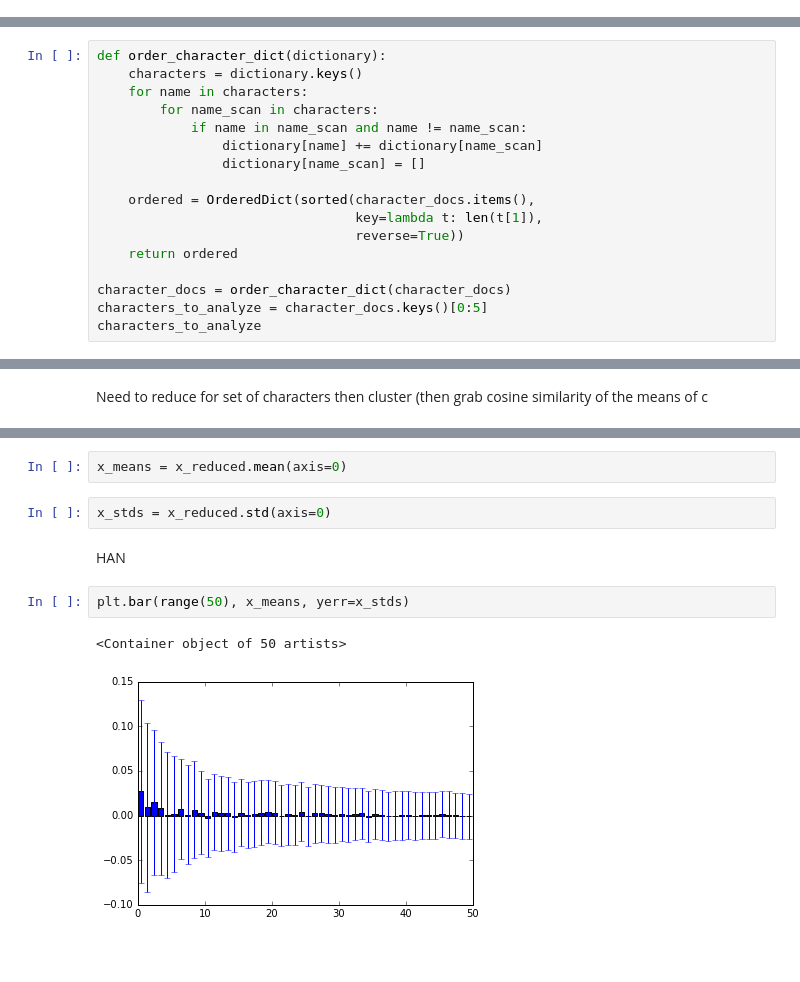
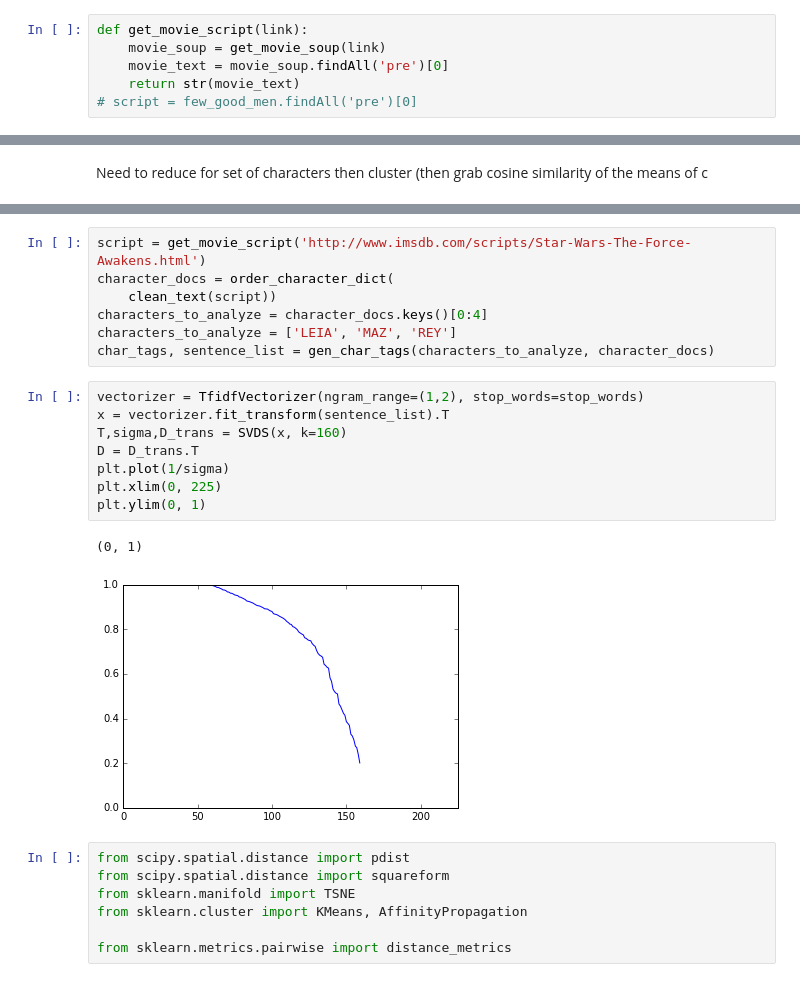
Before and after one commit to Ryanglambert/project_fletcher, a Jupyter notebook: Web_scraping_IMSDb.ipynb, the cells around one changed output, grey strips where cells are left out. Drawn from its saved outputs; the diff is of its cells as text; blank space fills up the shorter version.

```diff
--- a/Web_scraping_IMSDb.ipynb
+++ b/Web_scraping_IMSDb.ipynb
@@ -96 +73,7 @@ PARENS_REGEX.
+# %%
+def get_movie_script(link):
+    movie_soup = get_movie_soup(link)
+    movie_text = movie_soup.findAll('pre')[0]
+    return str(movie_text)
+# script = few_good_men.findAll('pre')[0]
 # %%
@@ -143,17 +155,0 @@ for slug in bold_splits:
-# %%
-def order_character_dict(dictionary):
-    characters = dictionary.keys()
-    for name in characters:
-        for name_scan in characters:
-            if name in name_scan and name != name_scan:
-                dictionary[name] += dictionary[name_scan]
-                dictionary[name_scan] = []
-
-    ordered = OrderedDict(sorted(character_docs.items(),
-                                 key=lambda t: len(t[1]),
-                                 reverse=True))
-    return ordered
-
-character_docs = order_character_dict(character_docs)
-characters_to_analyze = character_docs.keys()[0:5]
-characters_to_analyze
@@ -256,11 +166,25 @@ TypeError: unhashable type: 'list'
-# %%
-x_means = x_reduced.mean(axis=0)
-# %%
-x_stds = x_reduced.std(axis=0)
-# %% [markdown]
-HAN
-# %%
-plt.bar(range(50), x_means, yerr=x_stds)
-# %% [output]
-<Container object of 50 artists>
-[figure, removed]
+# %%
+script = get_movie_script('http://www.imsdb.com/scripts/Star-Wars-The-Force-Awakens.html')
+character_docs = order_character_dict(
+    clean_text(script))
+characters_to_analyze = character_docs.keys()[0:4]
+characters_to_analyze = ['LEIA', 'MAZ', 'REY']
+char_tags, sentence_list = gen_char_tags(characters_to_analyze, character_docs)
+# %%
+vectorizer = TfidfVectorizer(ngram_range=(1,2), stop_words=stop_words)
+x = vectorizer.fit_transform(sentence_list).T
+T,sigma,D_trans = SVDS(x, k=160)
+D = D_trans.T
+plt.plot(1/sigma)
+plt.xlim(0, 225)
+plt.ylim(0, 1)
+# %% [output]
+(0, 1)
+[figure, added]
+# %%
+from scipy.spatial.distance import pdist
+from scipy.spatial.distance import squareform
+from sklearn.manifold import TSNE
+from sklearn.cluster import KMeans, AffinityPropagation
+
+from sklearn.metrics.pairwise import distance_metrics
```
Also changed, not shown: parts of 35 cells of this notebook.
